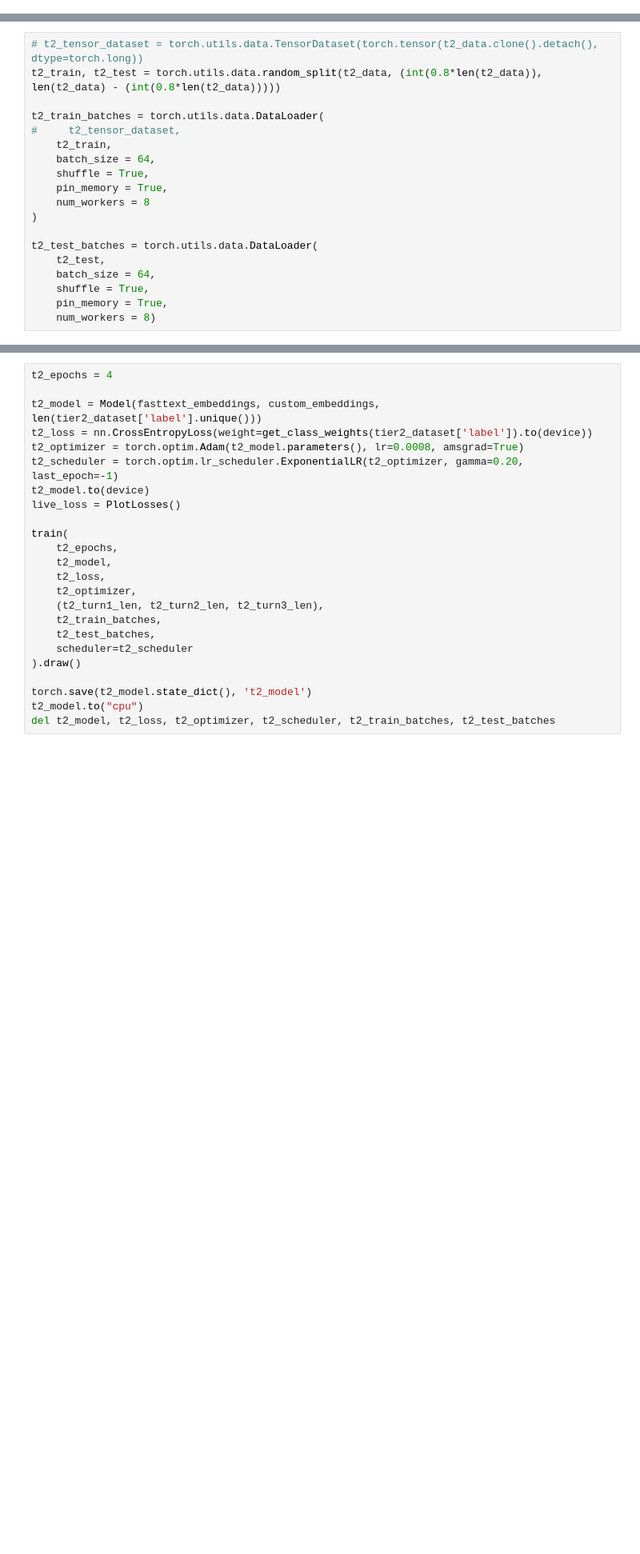
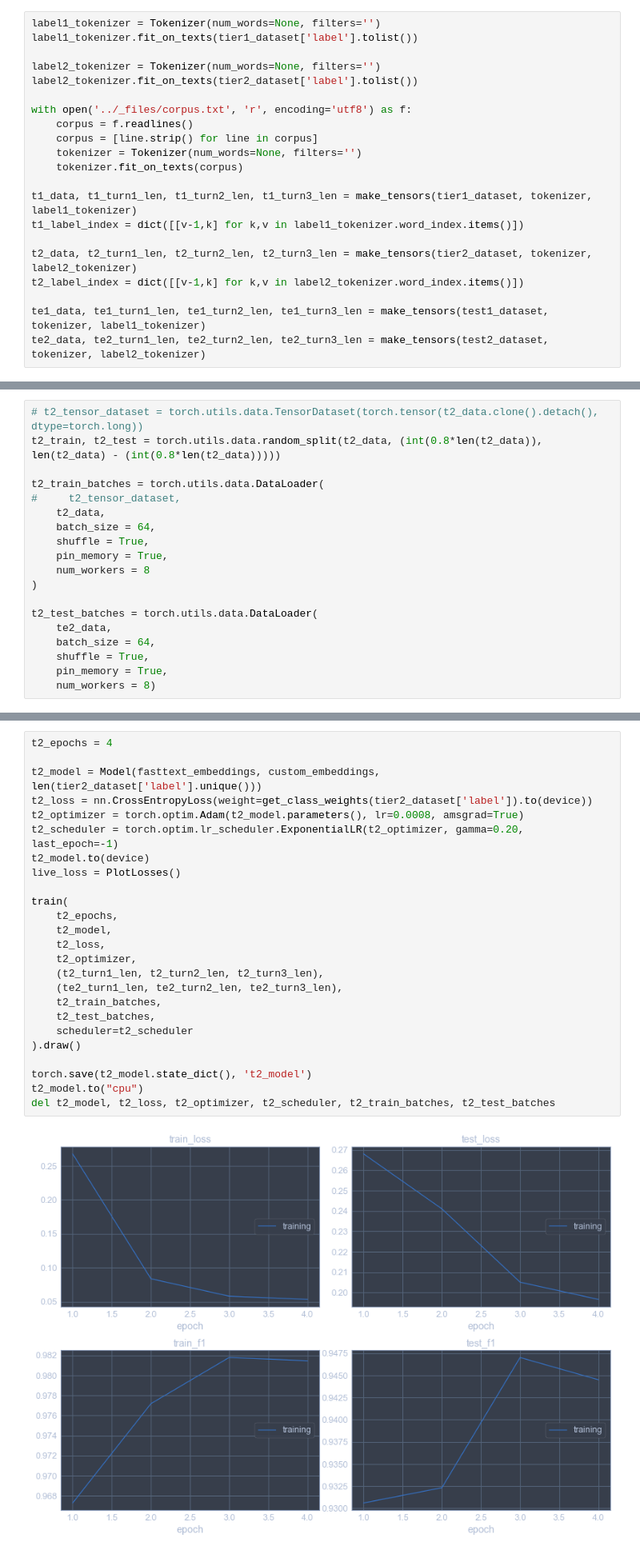
Before and after one commit to DhruvDh/emocontext, a Jupyter notebook: models/final.ipynb, the cells around one changed output, grey strips where cells are left out. Shown: that part at 80% size. Cells and saved outputs as stored; diff of their text form; blank space fills up the shorter version.

```diff
--- a/models/final.ipynb
+++ b/models/final.ipynb
@@ -50 +51,22 @@ te_label_index = dict([[v-1,k] for k,v in te_label_index.items()])
+# %%
+label1_tokenizer = Tokenizer(num_words=None, filters='')
+label1_tokenizer.fit_on_texts(tier1_dataset['label'].tolist())
+
+label2_tokenizer = Tokenizer(num_words=None, filters='')
+label2_tokenizer.fit_on_texts(tier2_dataset['label'].tolist())
+
+with open('../_files/corpus.txt', 'r', encoding='utf8') as f:
+    corpus = f.readlines()
+    corpus = [line.strip() for line in corpus]
+    tokenizer = Tokenizer(num_words=None, filters='')
+    tokenizer.fit_on_texts(corpus)
+
+t1_data, t1_turn1_len, t1_turn2_len, t1_turn3_len = make_tensors(tier1_dataset, tokenizer, label1_tokenizer)
+t1_label_index = dict([[v-1,k] for k,v in label1_tokenizer.word_index.items()])
+
+t2_data, t2_turn1_len, t2_turn2_len, t2_turn3_len = make_tensors(tier2_dataset, tokenizer, label2_tokenizer)
+t2_label_index = dict([[v-1,k] for k,v in label2_tokenizer.word_index.items()])
+
+te1_data, te1_turn1_len, te1_turn2_len, te1_turn3_len = make_tensors(test1_dataset, tokenizer, label1_tokenizer)
+te2_data, te2_turn1_len, te2_turn2_len, te2_turn3_len = make_tensors(test2_dataset, tokenizer, label2_tokenizer)
 # %%
@@ -151,7 +155,7 @@ t2_train, t2_test = torch.utils.data.random_split(t2_data, (int(0.8*len(t2_data)
 
 t2_train_batches = torch.utils.data.DataLoader(
 #     t2_tensor_dataset,
-    t2_train,
+    t2_data,
     batch_size = 64,
     shuffle = True,
     pin_memory = True,
@@ -159,7 +163,7 @@ t2_train_batches = torch.utils.data.DataLoader(
 )
 
 t2_test_batches = torch.utils.data.DataLoader(
-    t2_test,
+    te2_data,
     batch_size = 64,
     shuffle = True,
     pin_memory = True,
@@ -324,24 +330,27 @@ del t1_model, t1_loss, t1_optimizer, t1_train_batches, t1_test_batches
 # %%
 t2_epochs = 4
 
 t2_model = Model(fasttext_embeddings, custom_embeddings, len(tier2_dataset['label'].unique()))
 t2_loss = nn.CrossEntropyLoss(weight=get_class_weights(tier2_dataset['label']).to(device))
 t2_optimizer = torch.optim.Adam(t2_model.parameters(), lr=0.0008, amsgrad=True)
 t2_scheduler = torch.optim.lr_scheduler.ExponentialLR(t2_optimizer, gamma=0.20, last_epoch=-1)
 t2_model.to(device)
 live_loss = PlotLosses()
 
 train(
     t2_epochs,
     t2_model,
     t2_loss,
     t2_optimizer,
     (t2_turn1_len, t2_turn2_len, t2_turn3_len),
+    (te2_turn1_len, te2_turn2_len, te2_turn3_len),
     t2_train_batches,
     t2_test_batches,
     scheduler=t2_scheduler
 ).draw()
 
 torch.save(t2_model.state_dict(), 't2_model')
 t2_model.to("cpu")
 del t2_model, t2_loss, t2_optimizer, t2_scheduler, t2_train_batches, t2_test_batches
+# %% [output]
+[figure, added]
```
Also changed, not shown: parts of 16 cells of this notebook, 10 other files.
